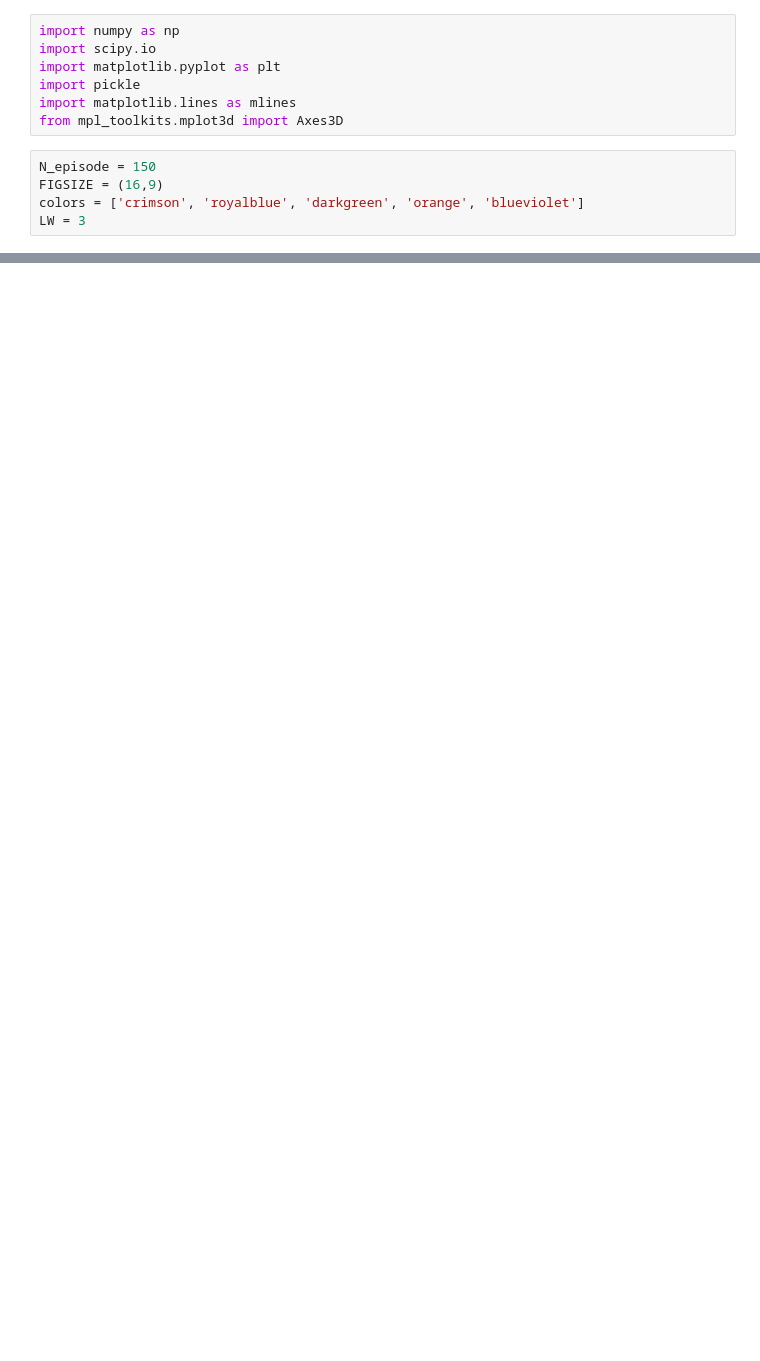
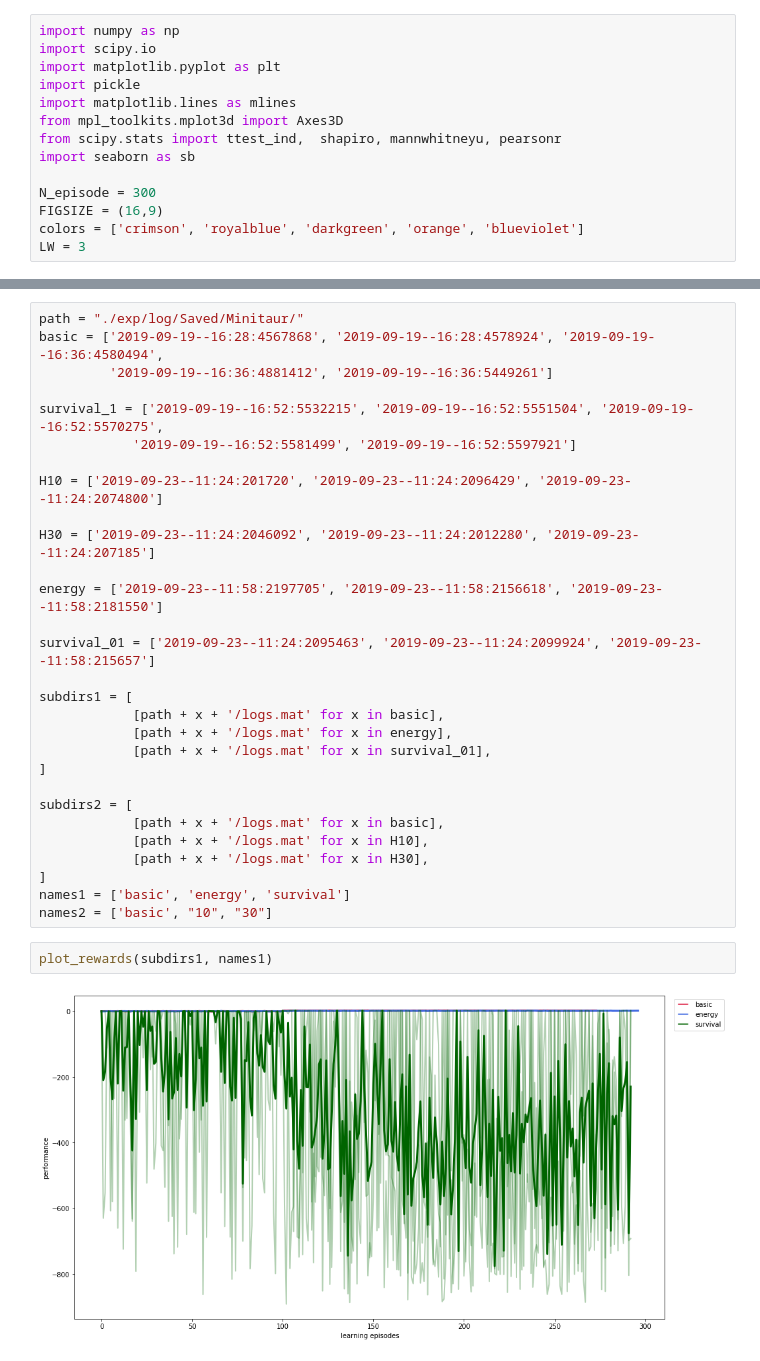
Before and after one commit to TimotheeAnne/Prelab_LARSEN, a Jupyter notebook: fast_adaptation_embedding/plot.ipynb, the cells around one changed output, grey strips where cells are left out. Drawn from its saved outputs; the diff is of its cells as text; blank space fills up the shorter version.

Commit message:
plot

```diff
--- a/fast_adaptation_embedding/plot.ipynb
+++ b/fast_adaptation_embedding/plot.ipynb
@@ -5,9 +5,11 @@ import matplotlib.pyplot as plt
 import pickle
 import matplotlib.lines as mlines
 from mpl_toolkits.mplot3d import Axes3D
+from scipy.stats import ttest_ind,  shapiro, mannwhitneyu, pearsonr
+import seaborn as sb
+
+N_episode = 300
+FIGSIZE = (16,9)
+colors = ['crimson', 'royalblue', 'darkgreen', 'orange', 'blueviolet']
+LW = 3
-# %%
-N_episode = 150
-FIGSIZE = (16,9)
-colors = ['crimson', 'royalblue', 'darkgreen', 'orange', 'blueviolet']
-LW = 3
 # %%
@@ -110,0 +126,33 @@ def plot_performance(means, stds, X=None, names=None, title="", ylabel="performa
+# %%
+path = "./exp/log/Saved/Minitaur/"
+basic = ['2019-09-19--16:28:4567868', '2019-09-19--16:28:4578924', '2019-09-19--16:36:4580494',
+         '2019-09-19--16:36:4881412', '2019-09-19--16:36:5449261']
+
+survival_1 = ['2019-09-19--16:52:5532215', '2019-09-19--16:52:5551504', '2019-09-19--16:52:5570275',
+            '2019-09-19--16:52:5581499', '2019-09-19--16:52:5597921']
+
+H10 = ['2019-09-23--11:24:201720', '2019-09-23--11:24:2096429', '2019-09-23--11:24:2074800']
+
+H30 = ['2019-09-23--11:24:2046092', '2019-09-23--11:24:2012280', '2019-09-23--11:24:207185']
+
+energy = ['2019-09-23--11:58:2197705', '2019-09-23--11:58:2156618', '2019-09-23--11:58:2181550']
+
+survival_01 = ['2019-09-23--11:24:2095463', '2019-09-23--11:24:2099924', '2019-09-23--11:58:215657']
+
+subdirs1 = [
+            [path + x + '/logs.mat' for x in basic],
+            [path + x + '/logs.mat' for x in energy],
+            [path + x + '/logs.mat' for x in survival_01],
+]
+
+subdirs2 = [
+            [path + x + '/logs.mat' for x in basic],
+            [path + x + '/logs.mat' for x in H10],
+            [path + x + '/logs.mat' for x in H30],
+]
+names1 = ['basic', 'energy', 'survival']
+names2 = ['basic', "10", "30"]
+# %%
+plot_rewards(subdirs1, names1)
+# %% [output]
+[figure, added]
```
Also changed, not shown: parts of 13 cells of this notebook.
